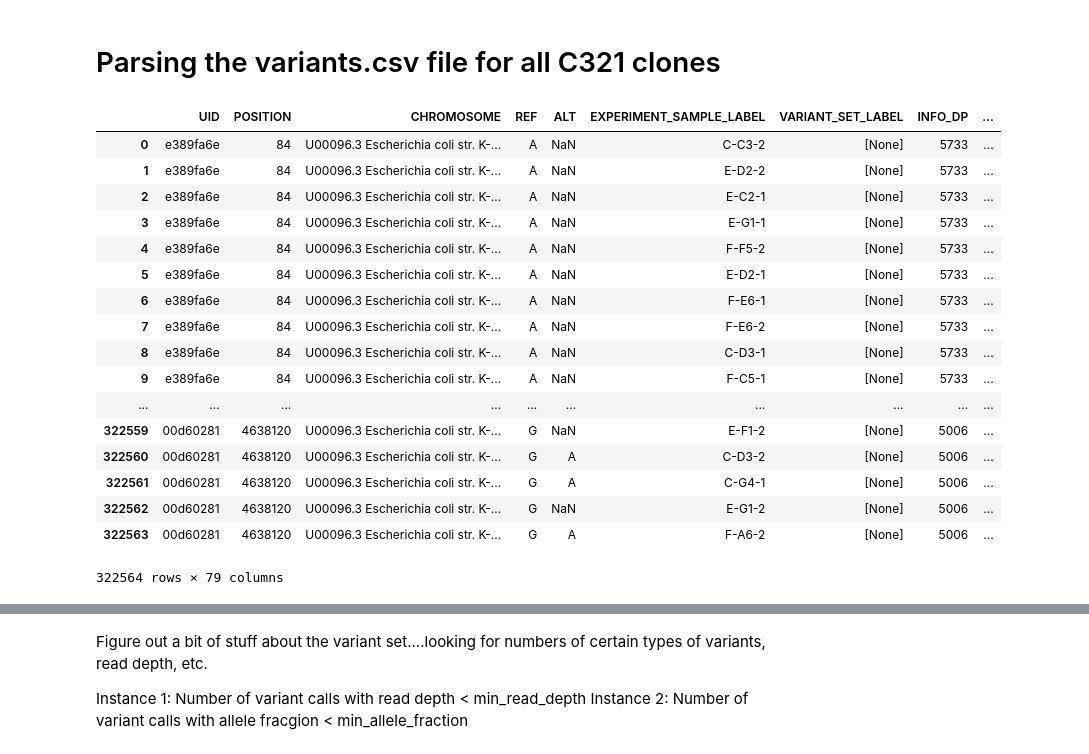
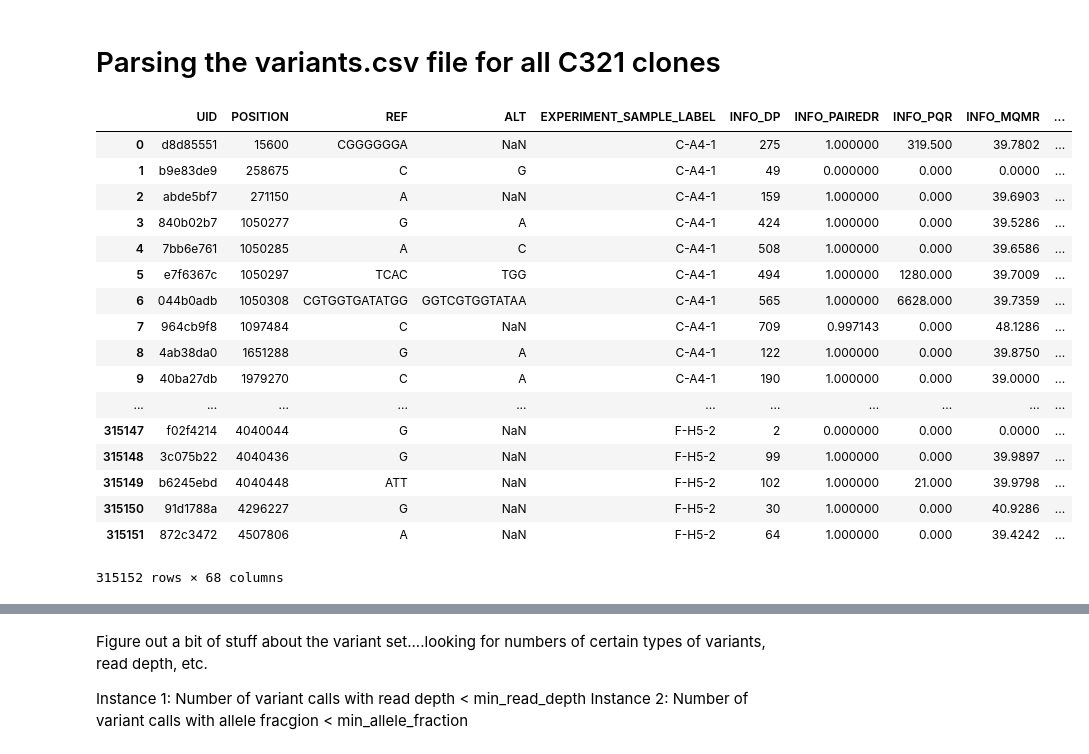
Before and after one commit to churchlab/C321evolve, a Jupyter notebook: Untitled.ipynb, the cells around one changed output, grey strips where cells are left out. Saved outputs shown, nothing was run; the diff lists cells and outputs as text; code cells hidden in the pictures.

Commit message:
Testing adding variants_smallfilesize.csv

```diff
--- a/Untitled.ipynb
+++ b/Untitled.ipynb
@@ -5,26 +5,25 @@ import matplotlib.pyplot as plt
 # %% [markdown]
 # Parsing the variants.csv file for all C321 clones
 # %%
-data = pd.read_csv("variants.csv",dtype = {'IS_HET': str, 'AO': str, 'QA': str} )
+data = pd.read_csv("variants_smallfilesize.csv",dtype = {'UID': str, 'ALT': str, 'EXPERIMENT_SAMPLE_LABEL': str, 'REF': str, 'IS_HET': str, 'AO': str, 'QA': str} )
+data.sort_values(by='EXPERIMENT_SAMPLE_LABEL')
+data
+# %% [output]
+|  | UID | POSITION | REF | ALT | EXPERIMENT_SAMPLE_LABEL | INFO_DP | INFO_PAIREDR | INFO_PQR | INFO_MQMR | ... |
+| 0 | d8d85551 | 15600 | CGGGGGGA | NaN | C-A4-1 | 275 | 1.000000 | 319.500 | 39.7802 | ... |
+| 1 | b9e83de9 | 258675 | C | G | C-A4-1 | 49 | 0.000000 | 0.000 | 0.0000 | ... |
+| 2 | abde5bf7 | 271150 | A | NaN | C-A4-1 | 159 | 1.000000 | 0.000 | 39.6903 | ... |
+| 3 | 840b02b7 | 1050277 | G | A | C-A4-1 | 424 | 1.000000 | 0.000 | 39.5286 | ... |
+| 4 | 7bb6e761 | 1050285 | A | C | C-A4-1 | 508 | 1.000000 | 0.000 | 39.6586 | ... |
+| 5 | e7f6367c | 1050297 | TCAC | TGG | C-A4-1 | 494 | 1.000000 | 1280.000 | 39.7009 | ... |
+| 6 | 044b0adb | 1050308 | CGTGGTGATATGG | GGTCGTGGTATAA | C-A4-1 | 565 | 1.000000 | 6628.000 | 39.7359 | ... |
+| 7 | 964cb9f8 | 1097484 | C | NaN | C-A4-1 | 709 | 0.997143 | 0.000 | 48.1286 | ... |
+| 8 | 4ab38da0 | 1651288 | G | A | C-A4-1 | 122 | 1.000000 | 0.000 | 39.8750 | ... |
+| 9 | 40ba27db | 1979270 | C | A | C-A4-1 | 190 | 1.000000 | 0.000 | 39.0000 | ... |
+| ... | ... | ... | ... | ... | ... | ... | ... | ... | ... | ... |
+| 315147 | f02f4214 | 4040044 | G | NaN | F-H5-2 | 2 | 0.000000 | 0.000 | 0.0000 | ... |
+| 315148 | 3c075b22 | 4040436 | G | NaN | F-H5-2 | 99 | 1.000000 | 0.000 | 39.9897 | ... |
+| 315149 | b6245ebd | 4040448 | ATT | NaN | F-H5-2 | 102 | 1.000000 | 21.000 | 39.9798 | ... |
+| 315150 | 91d1788a | 4296227 | G | NaN | F-H5-2 | 30 | 1.000000 | 0.000 | 40.9286 | ... |
+| 315151 | 872c3472 | 4507806 | A | NaN | F-H5-2 | 64 | 1.000000 | 0.000 | 39.4242 | ... |
+315152 rows × 68 columns
-# %%
-data.sort_values(by='EXPERIMENT_SAMPLE_LABEL')
-data
-# %% [output]
-|  | UID | POSITION | CHROMOSOME | REF | ALT | EXPERIMENT_SAMPLE_LABEL | VARIANT_SET_LABEL | INFO_DP | ... |
-| 0 | e389fa6e | 84 | U00096.3 Escherichia coli str. K-... | A | NaN | C-C3-2 | [None] | 5733 | ... |
-| 1 | e389fa6e | 84 | U00096.3 Escherichia coli str. K-... | A | NaN | E-D2-2 | [None] | 5733 | ... |
-| 2 | e389fa6e | 84 | U00096.3 Escherichia coli str. K-... | A | NaN | E-C2-1 | [None] | 5733 | ... |
-| 3 | e389fa6e | 84 | U00096.3 Escherichia coli str. K-... | A | NaN | E-G1-1 | [None] | 5733 | ... |
-| 4 | e389fa6e | 84 | U00096.3 Escherichia coli str. K-... | A | NaN | F-F5-2 | [None] | 5733 | ... |
-| 5 | e389fa6e | 84 | U00096.3 Escherichia coli str. K-... | A | NaN | E-D2-1 | [None] | 5733 | ... |
-| 6 | e389fa6e | 84 | U00096.3 Escherichia coli str. K-... | A | NaN | F-E6-1 | [None] | 5733 | ... |
-| 7 | e389fa6e | 84 | U00096.3 Escherichia coli str. K-... | A | NaN | F-E6-2 | [None] | 5733 | ... |
-| 8 | e389fa6e | 84 | U00096.3 Escherichia coli str. K-... | A | NaN | C-D3-1 | [None] | 5733 | ... |
-| 9 | e389fa6e | 84 | U00096.3 Escherichia coli str. K-... | A | NaN | F-C5-1 | [None] | 5733 | ... |
-| ... | ... | ... | ... | ... | ... | ... | ... | ... | ... |
-| 322559 | 00d60281 | 4638120 | U00096.3 Escherichia coli str. K-... | G | NaN | E-F1-2 | [None] | 5006 | ... |
-| 322560 | 00d60281 | 4638120 | U00096.3 Escherichia coli str. K-... | G | A | C-D3-2 | [None] | 5006 | ... |
-| 322561 | 00d60281 | 4638120 | U00096.3 Escherichia coli str. K-... | G | A | C-G4-1 | [None] | 5006 | ... |
-| 322562 | 00d60281 | 4638120 | U00096.3 Escherichia coli str. K-... | G | NaN | E-G1-2 | [None] | 5006 | ... |
-| 322563 | 00d60281 | 4638120 | U00096.3 Escherichia coli str. K-... | G | A | F-A6-2 | [None] | 5006 | ... |
-322564 rows × 79 columns
```
Also changed, not shown: parts of 1 cell of this notebook, 1 other file.
